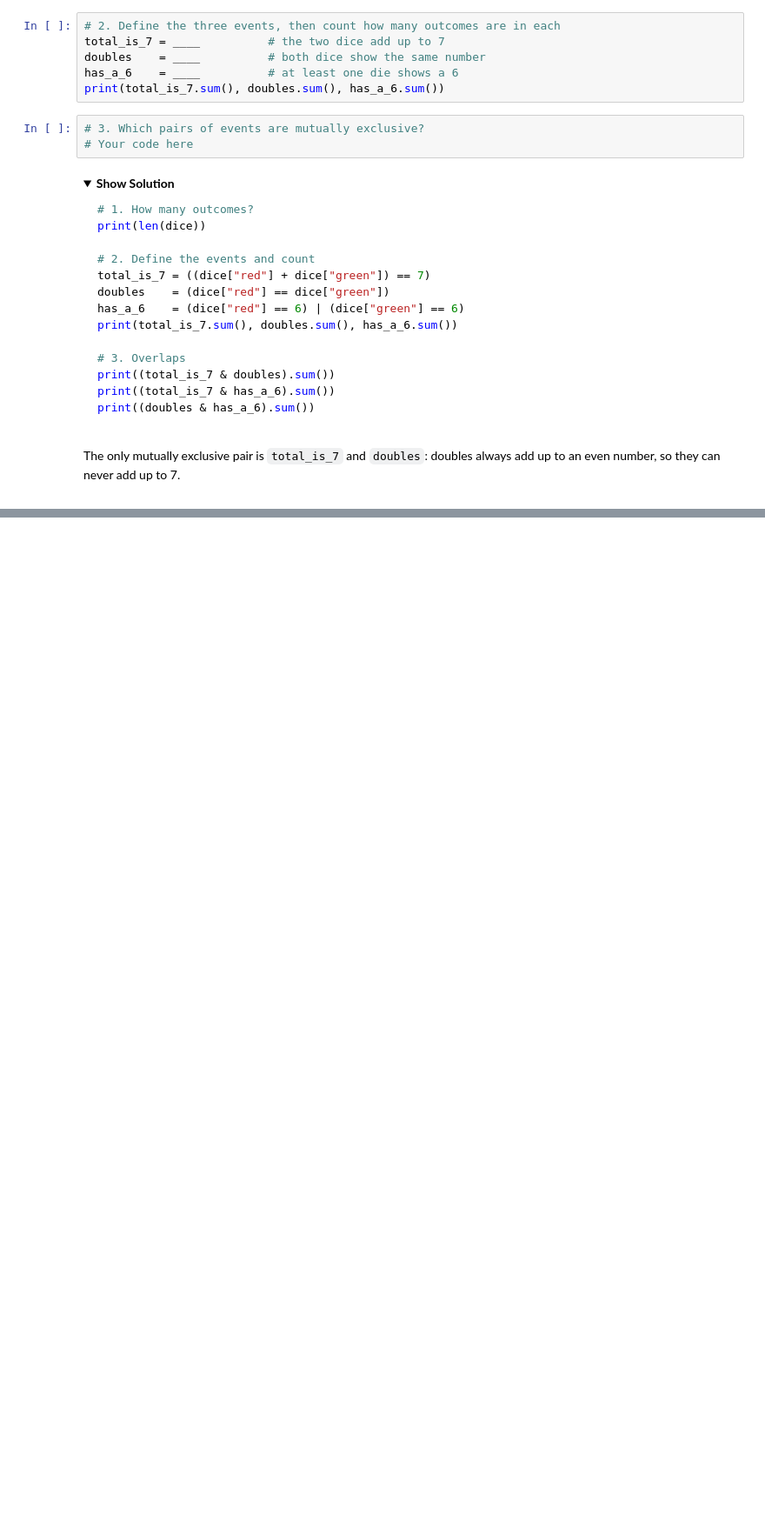
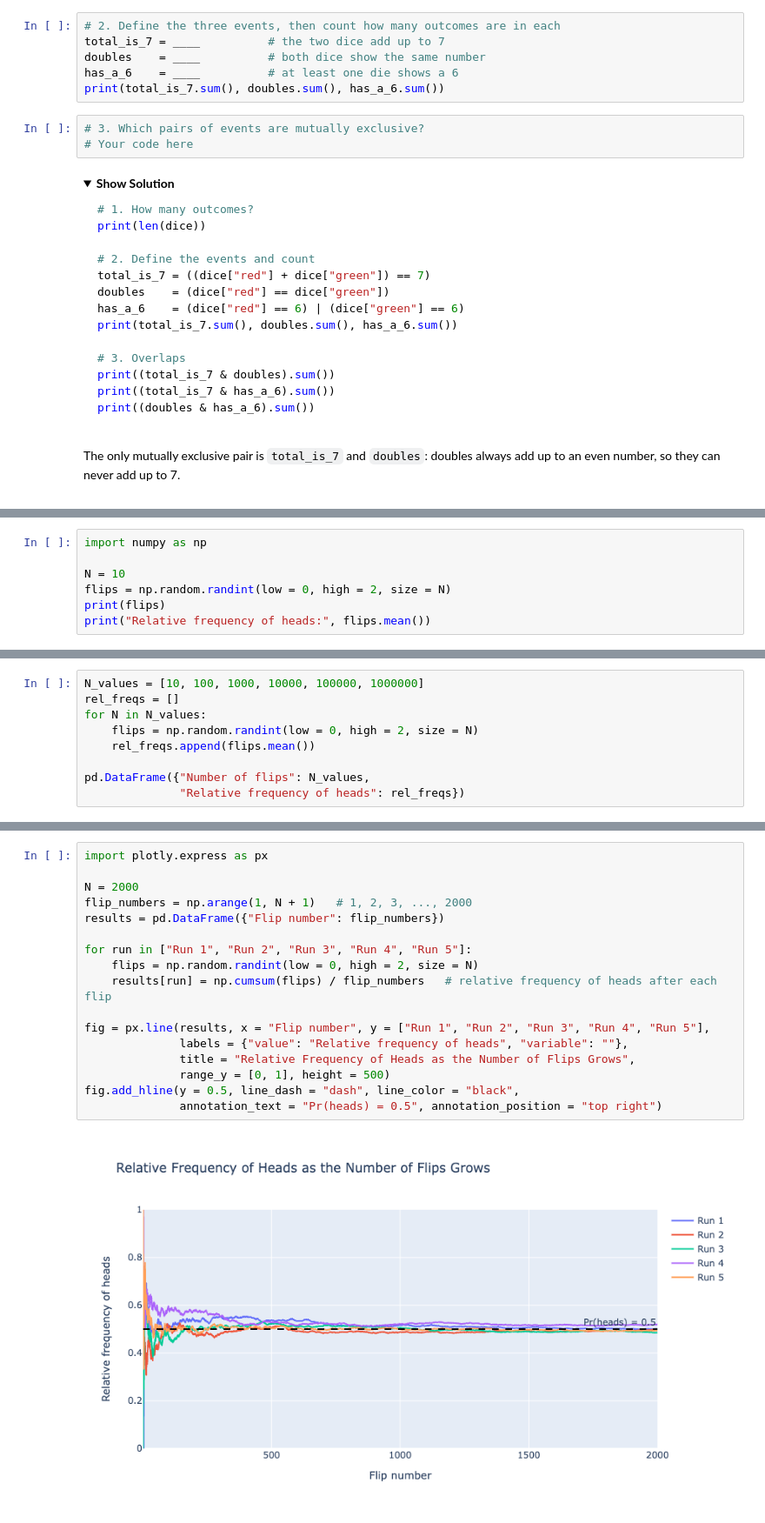
Before and after one commit to ntstevens/DATSC101, a Jupyter notebook: Lectures/5-Randomness and Probability.ipynb, the cells around one changed output, grey strips where cells are left out. Shown at 87% size. Drawn from its saved outputs; the diff is of its cells as text; folded sections open; blank space fills up the shorter version.

```diff
--- a/Lectures/5-Randomness and Probability.ipynb
+++ b/Lectures/5-Randomness and Probability.ipynb
@@ -289,0 +381,7 @@ We now have *counts* of the number of outcomes that define each event. Next we l
+# %%
+import numpy as np
+
+N = 10
+flips = np.random.randint(low = 0, high = 2, size = N)
+print(flips)
+print("Relative frequency of heads:", flips.mean())
@@ -289,0 +393,9 @@ We now have *counts* of the number of outcomes that define each event. Next we l
+# %%
+N_values = [10, 100, 1000, 10000, 100000, 1000000]
+rel_freqs = []
+for N in N_values:
+    flips = np.random.randint(low = 0, high = 2, size = N)
+    rel_freqs.append(flips.mean())
+
+pd.DataFrame({"Number of flips": N_values,
+              "Relative frequency of heads": rel_freqs})
@@ -289,0 +417,19 @@ We now have *counts* of the number of outcomes that define each event. Next we l
+# %%
+import plotly.express as px
+
+N = 2000
+flip_numbers = np.arange(1, N + 1)   # 1, 2, 3, ..., 2000
+results = pd.DataFrame({"Flip number": flip_numbers})
+
+for run in ["Run 1", "Run 2", "Run 3", "Run 4", "Run 5"]:
+    flips = np.random.randint(low = 0, high = 2, size = N)
+    results[run] = np.cumsum(flips) / flip_numbers   # relative frequency of heads after each flip
+
+fig = px.line(results, x = "Flip number", y = ["Run 1", "Run 2", "Run 3", "Run 4", "Run 5"],
+              labels = {"value": "Relative frequency of heads", "variable": ""},
+              title = "Relative Frequency of Heads as the Number of Flips Grows",
+              range_y = [0, 1], height = 500)
+fig.add_hline(y = 0.5, line_dash = "dash", line_color = "black",
+              annotation_text = "Pr(heads) = 0.5", annotation_position = "top right")
+# %% [output]
+[figure, added]
```
Also changed, not shown: parts of 35 cells of this notebook.
